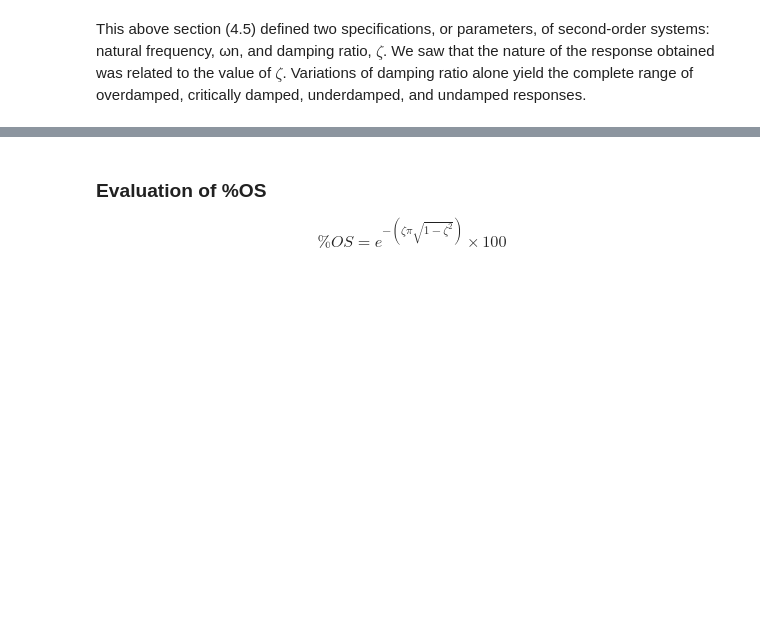
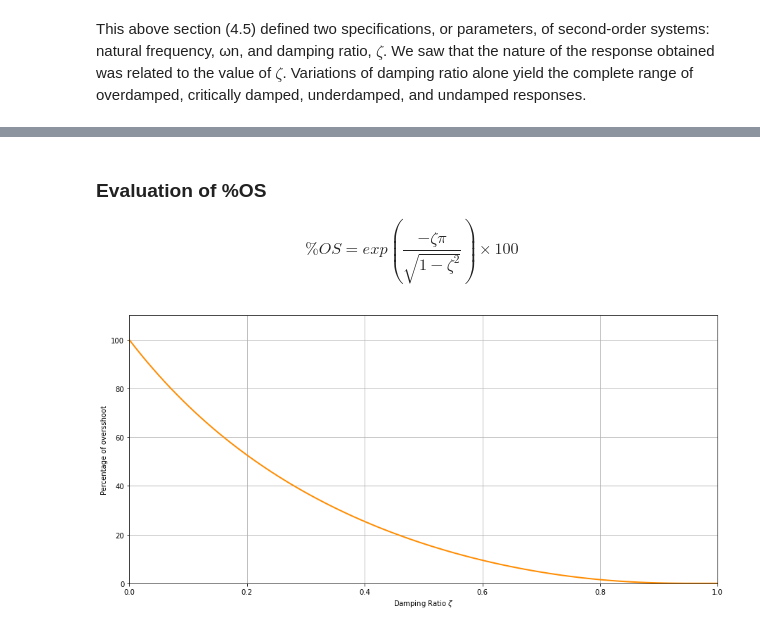
Before and after one commit to sayedul79/python-control-system, a Jupyter notebook: time-response-second-order-system.ipynb, the cells around one changed output, grey strips where cells are left out. Cells and saved outputs as stored; diff of their text form; code cells hidden in the pictures; blank space fills up the shorter version.

Commit message:
image-file added

```diff
--- a/time-response-second-order-system.ipynb
+++ b/time-response-second-order-system.ipynb
@@ -415,3 +451,15 @@ $$
 # %% [markdown]
 ### Evaluation of %OS
-$$\% OS=e^{-\left(\zeta \pi\sqrt{1-\zeta^2}\right)}\times 100$$
+$$\% OS=exp{\left(\dfrac{-\zeta \pi}{\sqrt{1-\zeta^2}}\right)}\times 100$$
+# %%
+zeta = np.linspace(0,0.999,100)
+os = np.exp(-np.pi*zeta/np.sqrt(1-zeta**2))*100
+fig, ax=plt.subplots(figsize=(15,7))
+ax.plot(zeta, os, linewidth=2, color="DarkOrange")
+ax.set_xlim(0,1)
+ax.set_ylim(0,110)
+ax.set_xlabel("Damping Ratio $\zeta$")
+ax.set_ylabel("Percentage of oversshoot")
+ax.grid()
+# %% [output]
+[figure, added]
```
Also changed, not shown: parts of 1 cell of this notebook, 3 other files.
